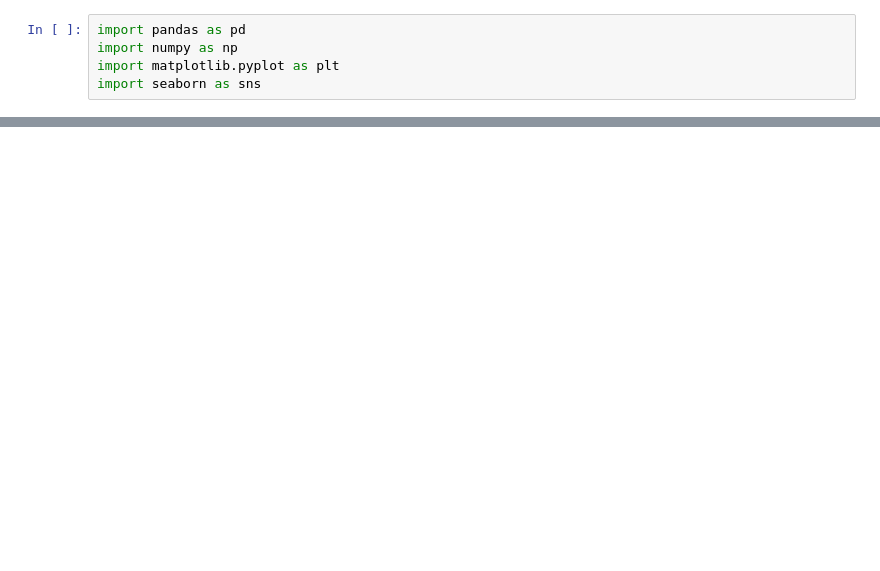
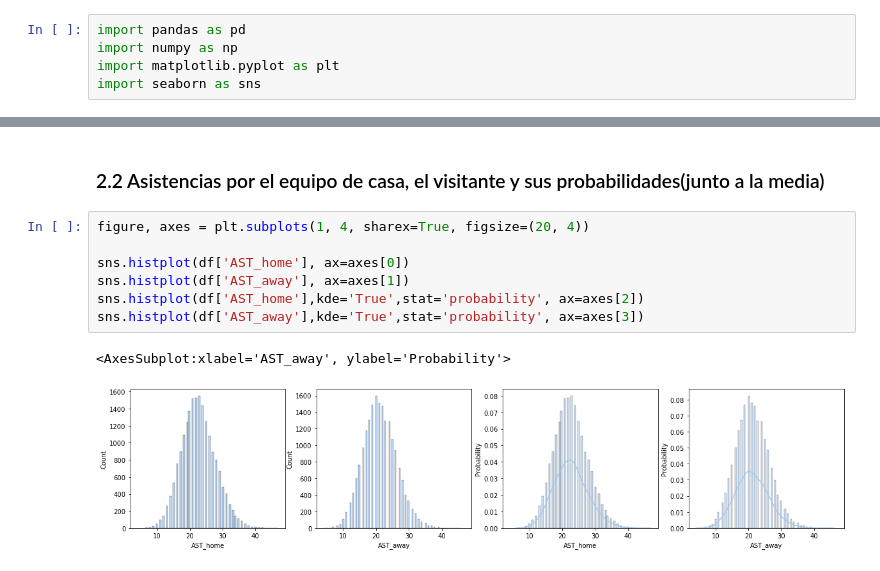
Before and after one commit to robertomanzanolopez/nba_statistics_prediction, a Jupyter notebook: data_exploration.ipynb, the cells around one changed output, grey strips where cells are left out. Saved outputs shown, nothing was run; the diff lists cells and outputs as text; blank space fills up the shorter version.

```diff
--- a/data_exploration.ipynb
+++ b/data_exploration.ipynb
@@ -25,0 +110,12 @@ df
+# %% [markdown]
+### 2.2 Asistencias por el equipo de casa, el visitante y sus probabilidades(junto a la media)
+# %%
+figure, axes = plt.subplots(1, 4, sharex=True, figsize=(20, 4))
+
+sns.histplot(df['AST_home'], ax=axes[0])
+sns.histplot(df['AST_away'], ax=axes[1])
+sns.histplot(df['AST_home'],kde='True',stat='probability', ax=axes[2])
+sns.histplot(df['AST_away'],kde='True',stat='probability', ax=axes[3])
+# %% [output]
+<AxesSubplot:xlabel='AST_away', ylabel='Probability'>
+[figure, added]
```
Also changed, not shown: parts of 63 cells of this notebook.
